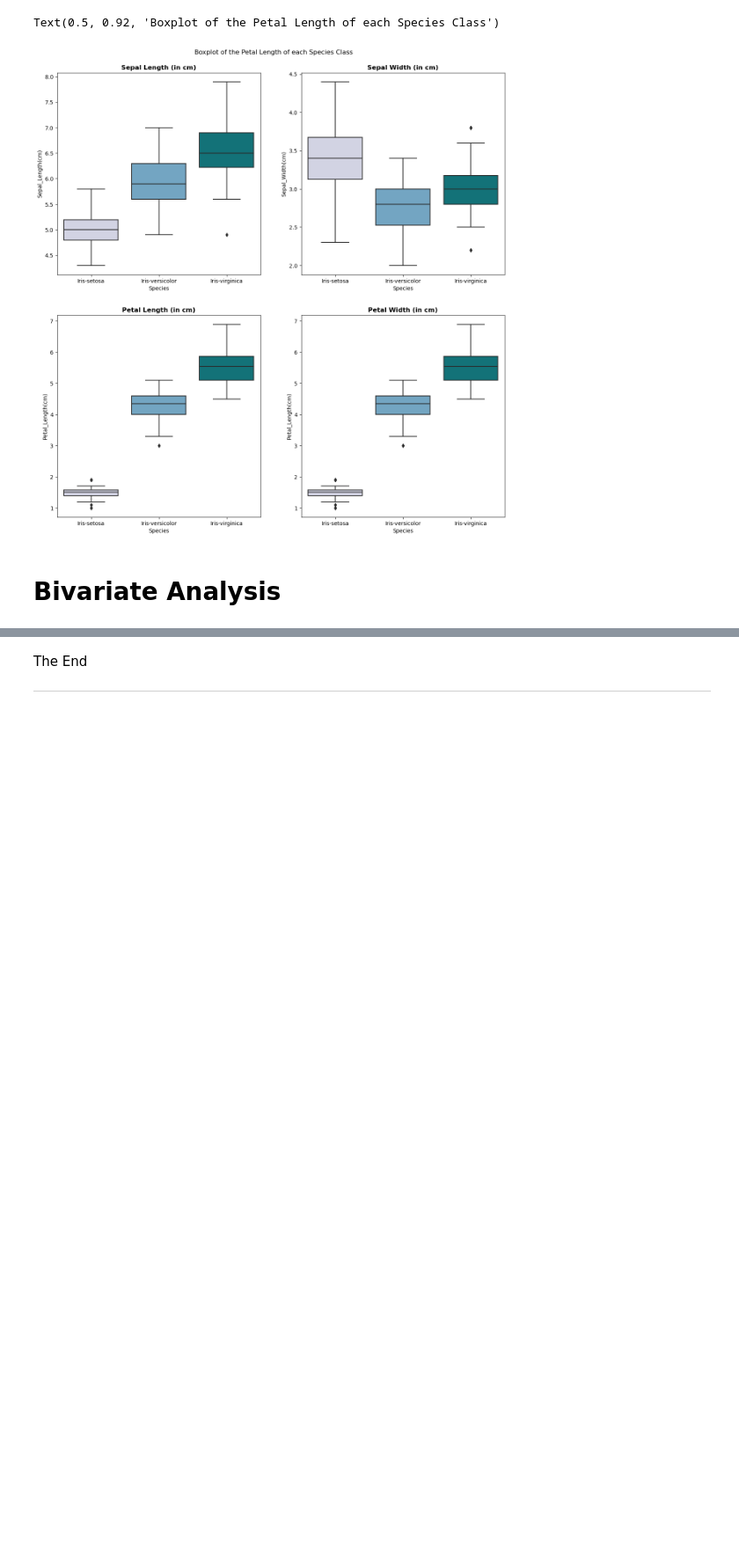
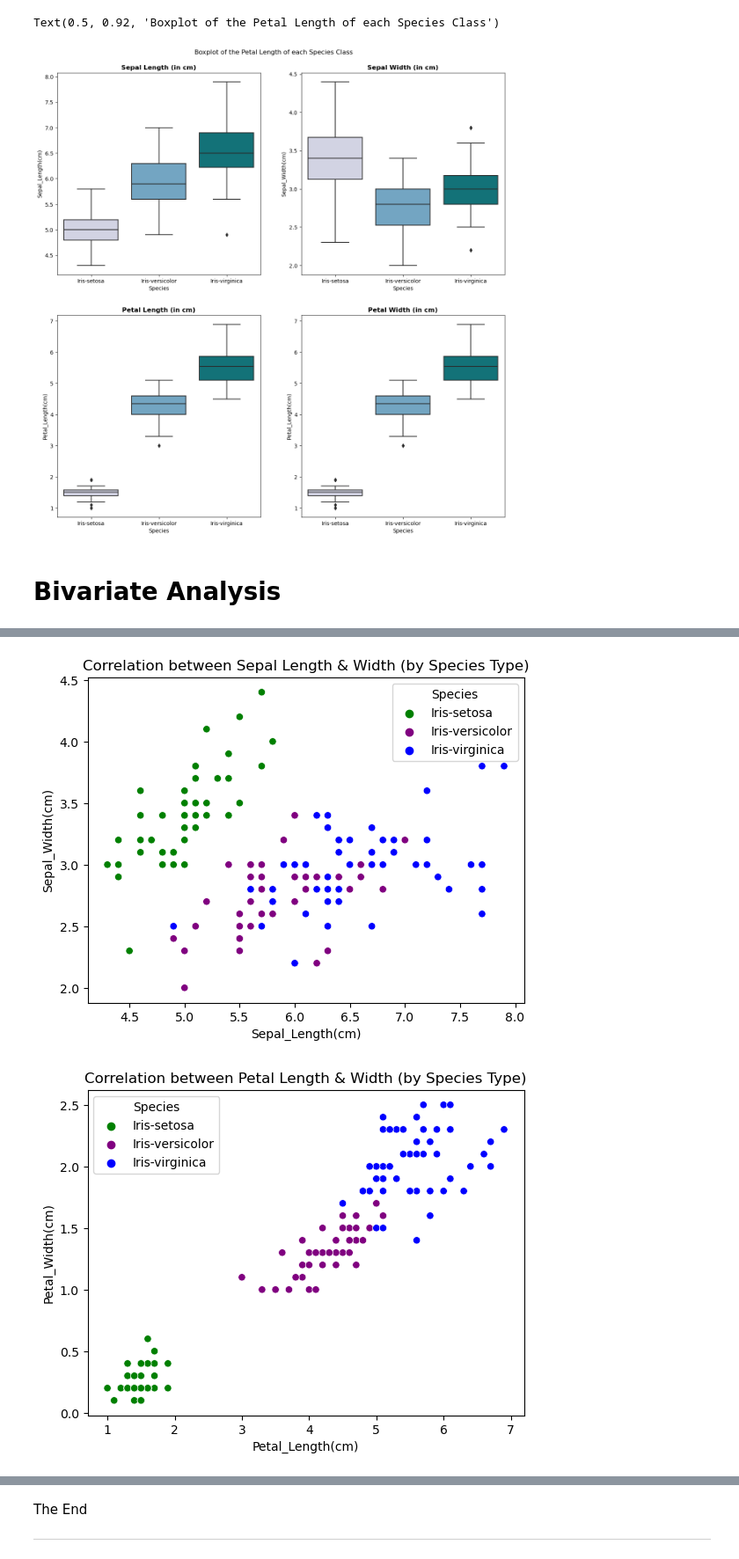
Before and after one commit to rebeccaf1918/FundamentalsOfDA, a Jupyter notebook: Project.ipynb, the cells around one changed output, grey strips where cells are left out. Shown: that part at 88% size. Cells and saved outputs as stored; diff of their text form; code cells hidden in the pictures; blank space fills up the shorter version.

```diff
--- a/Project.ipynb
+++ b/Project.ipynb
@@ -321 +267,17 @@ plt.subplots_adjust(left=0.25, bottom = 0.3)
+# %%
+iris_data = pd.read_csv("IrisData.csv", names=column_names)
+
+# Scatter plot of Sepal Length x Sepal Width
+sns.scatterplot(data=iris_data, x='Sepal_Length(cm)', y='Sepal_Width(cm)', hue='Species', palette=['green', 'purple', 'blue'])
+plt.title('Correlation between Sepal Length & Width (by Species Type)')
+plt.plot()
+plt.show()
+
+sns.scatterplot(data=iris_data, x='Petal_Length(cm)', y='Petal_Width(cm)', hue='Species', palette=['green', 'purple', 'blue'])
+plt.title('Correlation between Petal Length & Width (by Species Type)')
+plt.plot()
+plt.show()
+# %% [output]
+[figure, added]
+[figure, added]
 # %%
```
Also changed, not shown: parts of 4 cells of this notebook, 1 other file.
